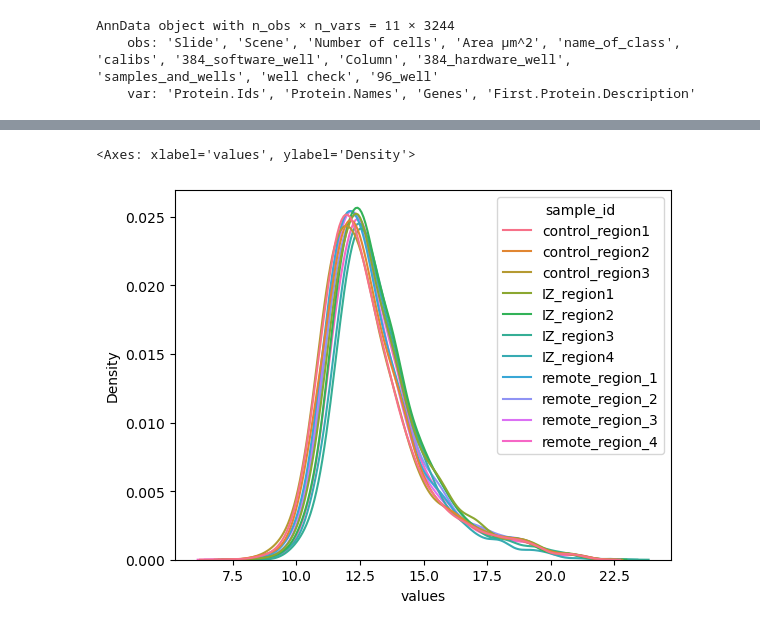
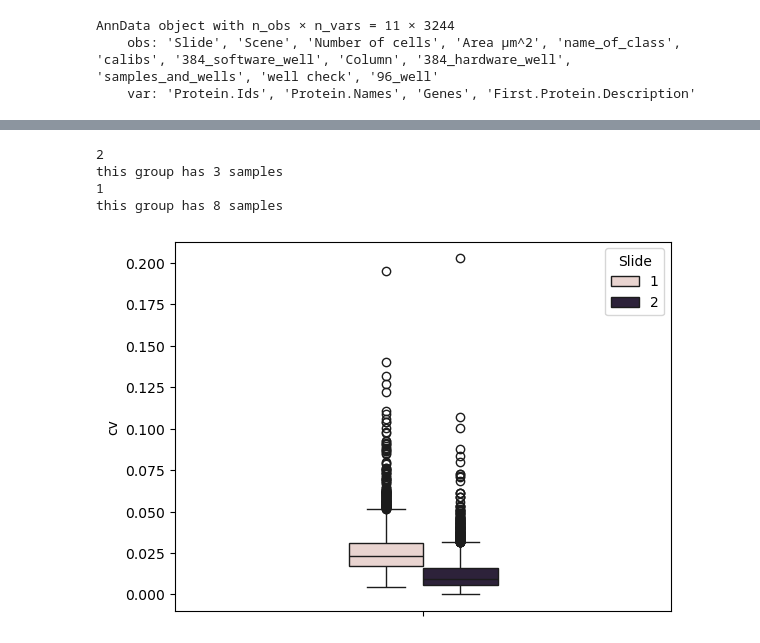
Before and after one commit to josenimo/PyProteomics, a Jupyter notebook: JupyterNotebooks/Test4_Plotting.ipynb, the cells around one changed output, grey strips where cells are left out. Saved outputs shown, nothing was run; the diff lists cells and outputs as text; code cells hidden in the pictures.

```diff
--- a/JupyterNotebooks/Test4_Plotting.ipynb
+++ b/JupyterNotebooks/Test4_Plotting.ipynb
@@ -34,3 +84,5 @@ sns.kdeplot(data=tips, x="total_bill", hue="day")
+# %%
+adata = ad.read_h5ad("../data/testdata/test4_qcplots/test4_input/adata_log2_cont_filter.h5ad")
 # %%
 adata
 # %% [output]
@@ -99,5 +107,0 @@ df
-# %%
-sns.kdeplot(data=df, x="values", hue="sample_id")
-# %% [output]
-<Axes: xlabel='values', ylabel='Density'>
-[figure, removed]
@@ -103,0 +133,47 @@ sns.kdeplot(data=df, x="values", hue="sample_id")
+# %%
+import pandas as pd
+import numpy as np
+import seaborn as sns
+
+def coefficient_of_variation(adata, group_by):
+    adata_copy = adata.copy()
+    assert group_by in adata_copy.obs.columns, f"{group_by} not found in adata.obs"
+
+    # Temporary DataFrame to store CV values for plotting
+    df_tmp = pd.DataFrame()
+
+    for group in adata.obs[group_by].unique():
+
+        # Extract group-specific data
+        adata_group = adata_copy[adata_copy.obs[group_by] == group].copy()
+
+        # Warn if less than 3 samples in the group
+        print(f"this group has {adata_group.shape[0]} samples")
+        if adata_group.shape[0] < 3:
+            print(f"{group} in dataset has less than 3 samples, leading to poor statistics")
+
+        # Calculate mean, std, and cv for each feature in the group
+        means = np.mean(adata_group.X, axis=0) #does this ignore NaNs?
+        stds = np.std(adata_group.X, axis=0)
+        cvs = stds / means  # CV = std / mean
+
+        # Store results in adata_copy.var
+        adata_copy.var[f"{group}_mean"] = means
+        adata_copy.var[f"{group}_std"] = stds
+        adata_copy.var[f"{group}_cv"] = cvs
+
+        # Append to df_tmp for plotting
+        group_df = pd.DataFrame({f"{group}_cv": cvs, group_by: group})
+        df_tmp = pd.concat([df_tmp, group_df], ignore_index=True)
+
+    # Plot using seaborn
+    df_tmp = df_tmp.melt(id_vars=group_by, var_name='metric', value_name='cv')
+    sns.boxplot(data=df_tmp, y="cv", hue=group_by, width=0.3)
+# %%
+coefficient_of_variation(adata, group_by="Slide")
+# %% [output]
+2
+this group has 3 samples
+1
+this group has 8 samples
+[figure, added]
```
Also changed, not shown: parts of 24 cells of this notebook, 4 other files.
